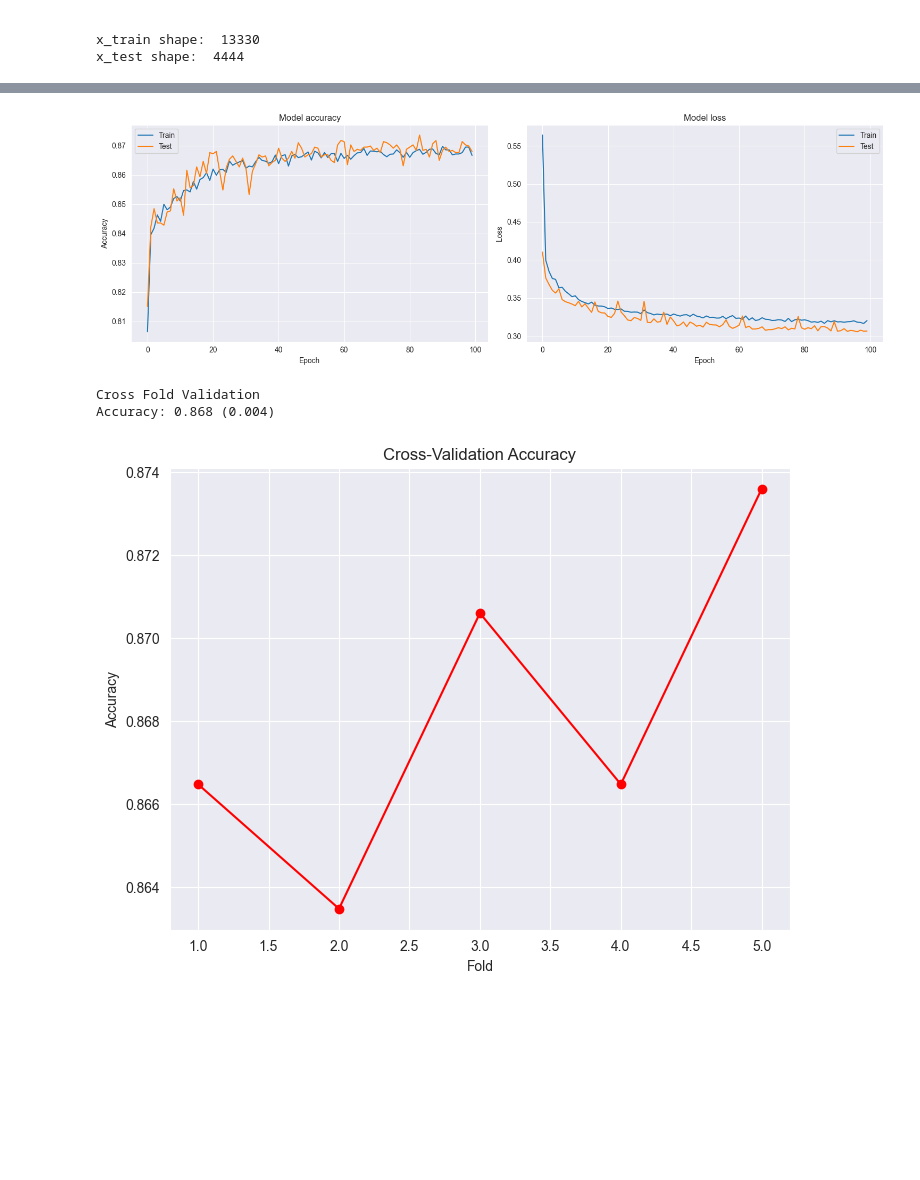
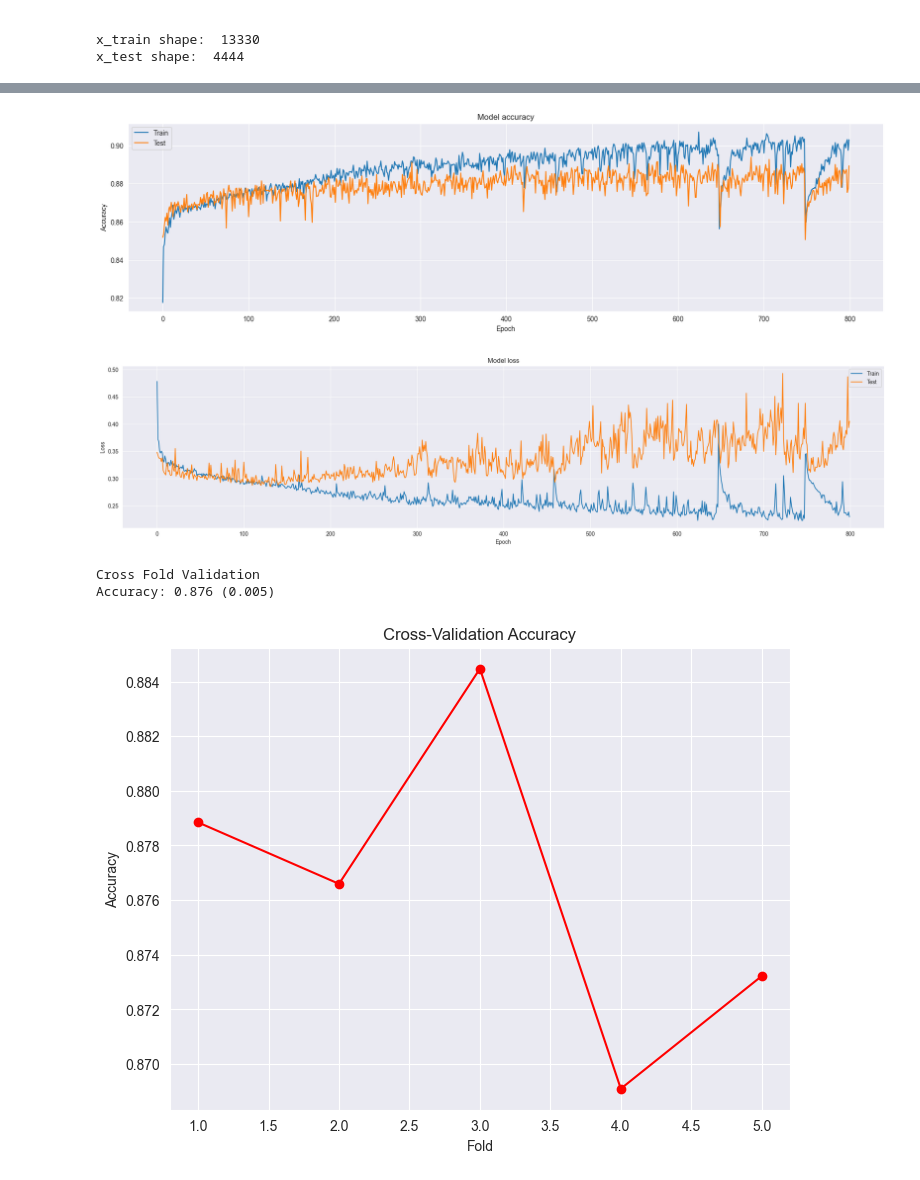
Before and after one commit to italotrt/CS4287-Neural-Computing-Project-1, a Jupyter notebook: CS4287-Prj1-21326312-21332967.ipynb, the cells around one changed output, grey strips where cells are left out. Cells and saved outputs as stored; diff of their text form; code cells hidden in the pictures; blank space fills up the shorter version.

Commit message:
increasing the model accuracy

```diff
--- a/CS4287-Prj1-21326312-21332967.ipynb
+++ b/CS4287-Prj1-21326312-21332967.ipynb
@@ -160,13 +160,13 @@ x_train shape:  13330
 x_test shape:  4444
 # %%
 # 2. Hyperparameter
-EPOCHS = 100 # amount of times the model will be trained on the dataset, pr the amount of times the model will go through the dataset. The more epochs, the more the model will learn
+EPOCHS = 800 # amount of times the model will be trained on the dataset, pr the amount of times the model will go through the dataset. The more epochs, the more the model will learn
 BATCH_SIZE = 128 # number of samples that will be used to train the model at once. This will affect how accurate the model will be, for example, if this value is too high it will not be as accurate as it could be if it is lower
 LEARNING_RATE = 0.01 # learning rate that the optimiser will use to update the weights of the model
 VERBOSE = 1 # this is for how the information is displayed in the console when training the model
 VALIDATION_SPLIT = 0.2 # in the same way the data was splitted for training and testing, here we split it for validation and evaluate the model during training, this is to prevent overfitting
 NB_CLASSES = 5 # number of outputs, in our case this is the amount of labels that we are categorising the data (price) into
-N_HIDDEN = 24 # number of neurons in the hidden layer, this affects the capacity of the model to learn the data, too many neurons can cause overfitting and too few can cause underfitting
+N_HIDDEN = 64 # number of neurons in the hidden layer, this affects the capacity of the model to learn the data, too many neurons can cause overfitting and too few can cause underfitting
 LOSS = 'categorical_crossentropy' # loss function used to calculate the error of the model
 
 # One hot representation of the samples (Lab3 - Exercise 2)
@@ -178,6 +178,9 @@ model = tf.keras.models.Sequential()
 
 # Add layers to the model
 model.add(tf.keras.layers.Dense(N_HIDDEN, input_shape=(len(features),), name='dense-layer', activation='relu'))
+model.add(tf.keras.layers.Dense(N_HIDDEN, name='dense-layer_2', activation='relu'))
+model.add(tf.keras.layers.Dense(N_HIDDEN, name='dense-layer_3', activation='relu'))
+model.add(tf.keras.layers.Dense(N_HIDDEN, name='dense-layer_4', activation='relu'))
 
 # Softmax classification - Converts the output for each class to a probability value between 0-1, which is exponentially normalized among the classes.
 model.add(tf.keras.layers.Dense(NB_CLASSES, activation='softmax'))
@@ -240,34 +249,38 @@ Test loss: 0.3195
 # %%
 # Plotting graphs on the model's accuracy and loss
 
 # Here we are plotting two graphs:
 #   One is for the accuracy of teh training and testing, which will show us how well the model is learning the data
 #   The other is for the loss between training and testing, showing us how well the model is predicting the data
 
 # Accuracy Graph
-plt.figure(figsize=(15, 5))
-plt.subplot(1, 2, 1)
+plt.figure(figsize=(20, 5))
 plt.plot(history.history['accuracy'])
 plt.plot(history.history['val_accuracy'])
 plt.title('Model accuracy')
 plt.ylabel('Accuracy')
 plt.xlabel('Epoch')
 plt.legend(['Train', 'Test'], loc='upper left')
 
+plt.show()
+
+print("\n")
+
 # Loss Graph
-plt.subplot(1, 2, 2)
+plt.figure(figsize=(20, 5))
 plt.plot(history.history['loss'])
 plt.plot(history.history['val_loss'])
 plt.title('Model loss')
 plt.ylabel('Loss')
 plt.xlabel('Epoch')
 plt.legend(['Train', 'Test'], loc='upper right')
 
 # Display both graphs
 plt.tight_layout()
 plt.show()
 # %% [output]
-[figure, old version]
+[figure, new version]
+[figure, added]
 # %%
 # 4. Cross fold validation
 # Code from sample Assignment 1 provided by the lecturer.
@@ -284,7 +297,7 @@ scores = cross_val_score(keras_clf, x_train, y_train, scoring='accuracy', cv=cv,
 print('Accuracy: %.3f (%.3f)' % (np.mean(scores), np.std(scores)))
 # %% [output]
 Cross Fold Validation
-Accuracy: 0.868 (0.004)
+Accuracy: 0.876 (0.005)
 # %%
 # Code from sample Assignment 1 provided by the lecturer.
 # Plotting the cross-validation accuracy
@@ -303,4 +316,4 @@ plt.grid(True)
 
 plt.show()
 # %% [output]
-[figure, old version]
+[figure, new version]
```
Also changed, not shown: parts of 3 cells of this notebook.
